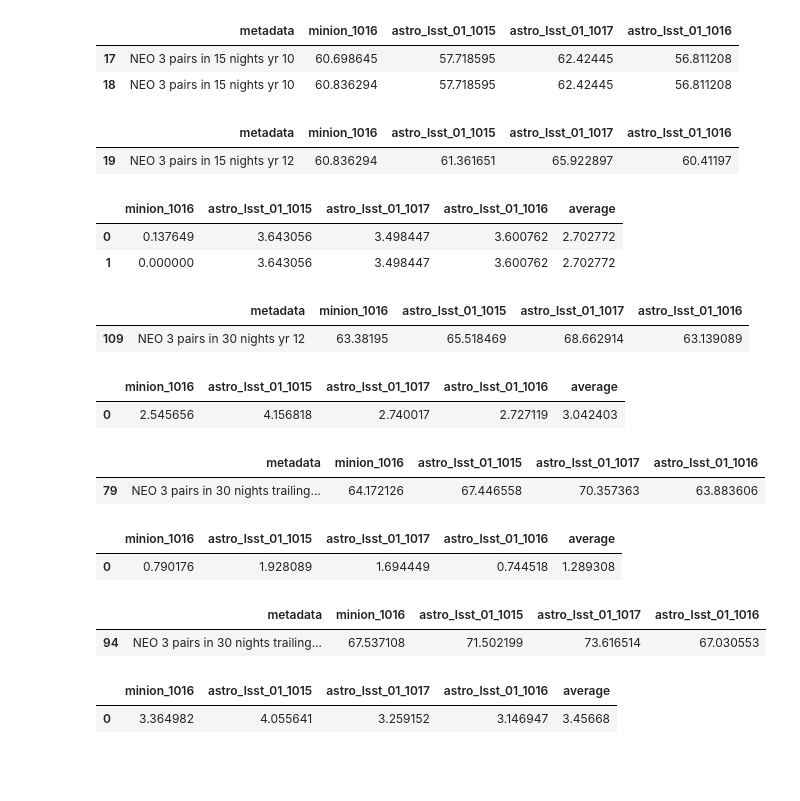
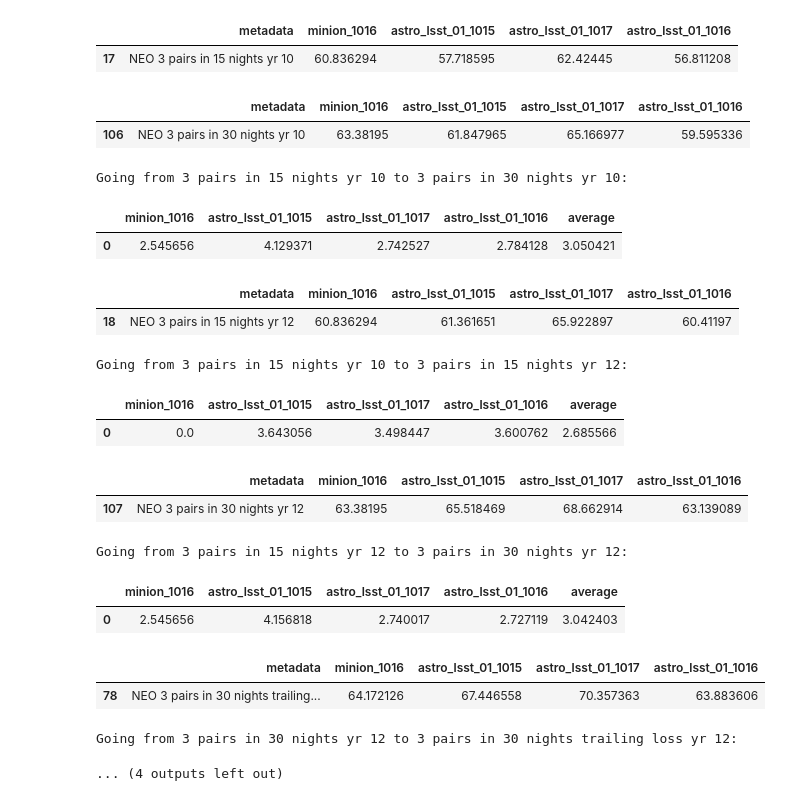
Before and after one commit to rhiannonlynne/notebooks, a Jupyter notebook: PHA completeness comparison.ipynb, the cells around one changed output. Saved outputs shown, nothing was run; the diff lists cells and outputs as text; code cells hidden in the pictures; blank space fills up the shorter version.

```diff
--- a/PHA completeness comparison.ipynb
+++ b/PHA completeness comparison.ipynb
@@ -96,40 +98,44 @@ show_diff(match4, match5, df)
 # %%
 df = neo_new_df
 match1 = '3 pairs in 15 nights yr 10'
 show_match(match1, df)
+match15 = '3 pairs in 30 nights yr 10'
+show_match(match15, df)
+show_diff(match1, match15, df)
 match2 = '3 pairs in 15 nights yr 12'
 show_match(match2, df)
 show_diff(match1, match2, df)
 match3 = '3 pairs in 30 nights yr 12'
 show_match(match3, df)
 show_diff(match2, match3, df)
 match4 = '3 pairs in 30 nights trailing loss yr 12'
 show_match(match4, df)
 show_diff(match3, match4, df)
 match5 = '3 pairs in 30 nights trailing loss, SNR=4 yr 12'
 show_match(match5, df)
 show_diff(match4, match5, df)
 # %% [output]
 |  | metadata | minion_1016 | astro_lsst_01_1015 | astro_lsst_01_1017 | astro_lsst_01_1016 |
-| 17 | NEO 3 pairs in 15 nights yr 10 | 60.698645 | 57.718595 | 62.42445 | 56.811208 |
-| 18 | NEO 3 pairs in 15 nights yr 10 | 60.836294 | 57.718595 | 62.42445 | 56.811208 |
+| 17 | NEO 3 pairs in 15 nights yr 10 | 60.836294 | 57.718595 | 62.42445 | 56.811208 |
 |  | metadata | minion_1016 | astro_lsst_01_1015 | astro_lsst_01_1017 | astro_lsst_01_1016 |
-| 19 | NEO 3 pairs in 15 nights yr 12 | 60.836294 | 61.361651 | 65.922897 | 60.41197 |
+| 106 | NEO 3 pairs in 30 nights yr 10 | 63.38195 | 61.847965 | 65.166977 | 59.595336 |
+Going from 3 pairs in 15 nights yr 10 to 3 pairs in 30 nights yr 10:
 |  | minion_1016 | astro_lsst_01_1015 | astro_lsst_01_1017 | astro_lsst_01_1016 | average |
-| 0 | 0.137649 | 3.643056 | 3.498447 | 3.600762 | 2.702772 |
-| 1 | 0.000000 | 3.643056 | 3.498447 | 3.600762 | 2.702772 |
+| 0 | 2.545656 | 4.129371 | 2.742527 | 2.784128 | 3.050421 |
 |  | metadata | minion_1016 | astro_lsst_01_1015 | astro_lsst_01_1017 | astro_lsst_01_1016 |
-| 109 | NEO 3 pairs in 30 nights yr 12 | 63.38195 | 65.518469 | 68.662914 | 63.139089 |
+| 18 | NEO 3 pairs in 15 nights yr 12 | 60.836294 | 61.361651 | 65.922897 | 60.41197 |
+Going from 3 pairs in 15 nights yr 10 to 3 pairs in 15 nights yr 12:
 |  | minion_1016 | astro_lsst_01_1015 | astro_lsst_01_1017 | astro_lsst_01_1016 | average |
-| 0 | 2.545656 | 4.156818 | 2.740017 | 2.727119 | 3.042403 |
+| 0 | 0.0 | 3.643056 | 3.498447 | 3.600762 | 2.685566 |
 |  | metadata | minion_1016 | astro_lsst_01_1015 | astro_lsst_01_1017 | astro_lsst_01_1016 |
-| 79 | NEO 3 pairs in 30 nights trailing... | 64.172126 | 67.446558 | 70.357363 | 63.883606 |
+| 107 | NEO 3 pairs in 30 nights yr 12 | 63.38195 | 65.518469 | 68.662914 | 63.139089 |
+Going from 3 pairs in 15 nights yr 12 to 3 pairs in 30 nights yr 12:
 |  | minion_1016 | astro_lsst_01_1015 | astro_lsst_01_1017 | astro_lsst_01_1016 | average |
-| 0 | 0.790176 | 1.928089 | 1.694449 | 0.744518 | 1.289308 |
+| 0 | 2.545656 | 4.156818 | 2.740017 | 2.727119 | 3.042403 |
 |  | metadata | minion_1016 | astro_lsst_01_1015 | astro_lsst_01_1017 | astro_lsst_01_1016 |
-| 94 | NEO 3 pairs in 30 nights trailing... | 67.537108 | 71.502199 | 73.616514 | 67.030553 |
+| 78 | NEO 3 pairs in 30 nights trailing... | 64.172126 | 67.446558 | 70.357363 | 63.883606 |
-|  | minion_1016 | astro_lsst_01_1015 | astro_lsst_01_1017 | astro_lsst_01_1016 | average |
-| 0 | 3.364982 | 4.055641 | 3.259152 | 3.146947 | 3.45668 |
+Going from 3 pairs in 30 nights yr 12 to 3 pairs in 30 nights trailing loss yr 12:
+... (4 outputs left out)
 # %%
 df = pha_old_df
 match2 = '3 pairs in 15 nights yr 10'
```
Also changed, not shown: parts of 12 cells of this notebook.
